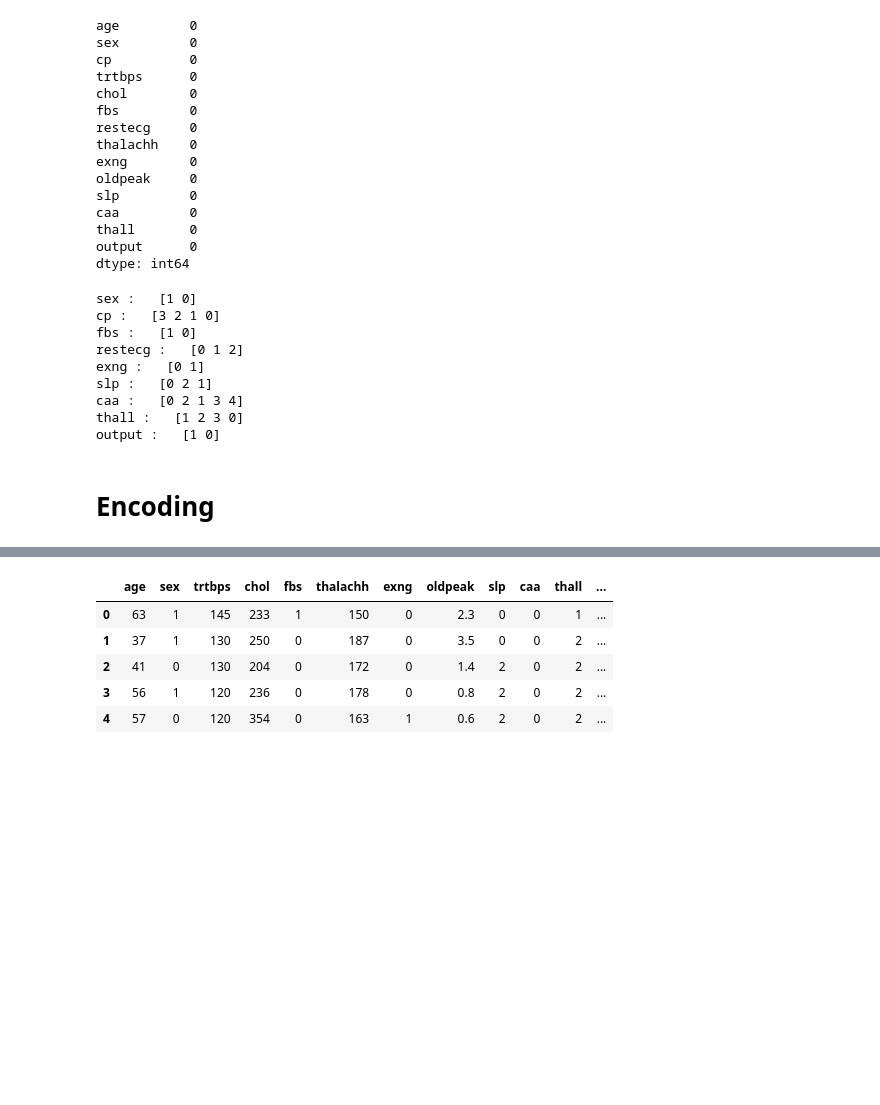
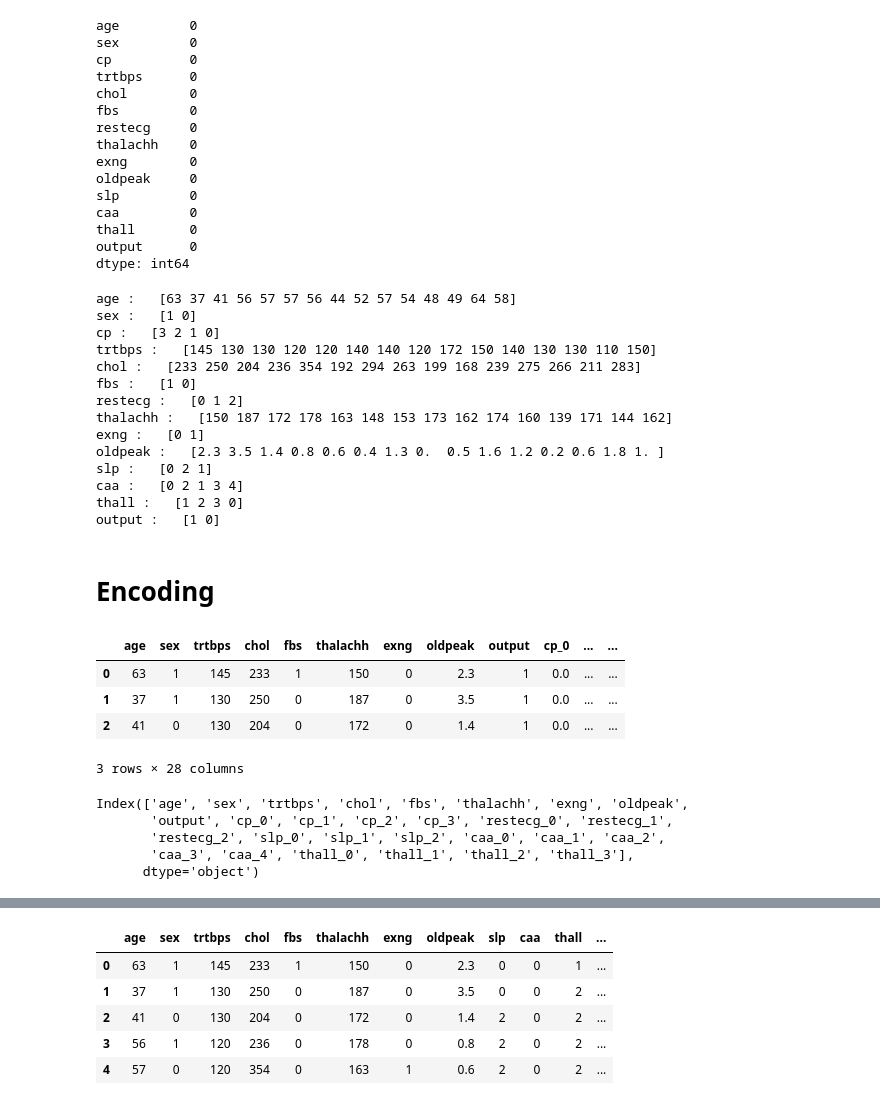
Before and after one commit to balajiabcd/Heart-Attact-Prediction, a Jupyter notebook: notebooks/da_de_ml.ipynb, the cells around one changed output, grey strips where cells are left out. Cells and saved outputs as stored; diff of their text form; code cells hidden in the pictures; blank space fills up the shorter version.

```diff
--- a/notebooks/da_de_ml.ipynb
+++ b/notebooks/da_de_ml.ipynb
@@ -76,15 +76,56 @@ dtype: int64
 for i in data.columns:
     if len(data[i].unique()) < 15:
         print(i,":  ", data[i].unique())
+    else:
+        print(i,":  ", data[i].iloc[0:15].values)
 # %% [output]
+age :   [63 37 41 56 57 57 56 44 52 57 54 48 49 64 58]
 sex :   [1 0]
 cp :   [3 2 1 0]
+trtbps :   [145 130 130 120 120 140 140 120 172 150 140 130 130 110 150]
+chol :   [233 250 204 236 354 192 294 263 199 168 239 275 266 211 283]
 fbs :   [1 0]
 restecg :   [0 1 2]
+thalachh :   [150 187 172 178 163 148 153 173 162 174 160 139 171 144 162]
 exng :   [0 1]
+oldpeak :   [2.3 3.5 1.4 0.8 0.6 0.4 1.3 0.  0.5 1.6 1.2 0.2 0.6 1.8 1. ]
 slp :   [0 2 1]
 caa :   [0 2 1 3 4]
 thall :   [1 2 3 0]
 output :   [1 0]
 # %% [markdown]
 # Encoding
+# %%
+import pandas as pd
+from sklearn.preprocessing import OneHotEncoder
+
+def fit_encode_categorical_columns(df):
+    cols_to_encode = [
+        col for col in df.columns
+        if df[col].nunique() > 2 and df[col].nunique() < 8]
+
+    encoder = OneHotEncoder(sparse=False, drop=None)
+    encoded_array = encoder.fit_transform(df[cols_to_encode])
+    encoded_cols = encoder.get_feature_names_out(cols_to_encode)
+    encoded_df = pd.DataFrame(encoded_array, columns=encoded_cols, index=df.index)
+    df_other = df.drop(columns=cols_to_encode)
+    final_df = pd.concat([df_other, encoded_df], axis=1)
+
+    return final_df, encoder, cols_to_encode
+# %%
+final_df, encoder, cols_to_encode = fit_encode_categorical_columns(data)
+final_df.head(3)
+# %% [output]
+|  | age | sex | trtbps | chol | fbs | thalachh | exng | oldpeak | output | cp_0 | ... | ... |
+| 0 | 63 | 1 | 145 | 233 | 1 | 150 | 0 | 2.3 | 1 | 0.0 | ... | ... |
+| 1 | 37 | 1 | 130 | 250 | 0 | 187 | 0 | 3.5 | 1 | 0.0 | ... | ... |
+| 2 | 41 | 0 | 130 | 204 | 0 | 172 | 0 | 1.4 | 1 | 0.0 | ... | ... |
+3 rows × 28 columns
+# %%
+final_df.columns
+# %% [output]
+Index(['age', 'sex', 'trtbps', 'chol', 'fbs', 'thalachh', 'exng', 'oldpeak',
+       'output', 'cp_0', 'cp_1', 'cp_2', 'cp_3', 'restecg_0', 'restecg_1',
+       'restecg_2', 'slp_0', 'slp_1', 'slp_2', 'caa_0', 'caa_1', 'caa_2',
+       'caa_3', 'caa_4', 'thall_0', 'thall_1', 'thall_2', 'thall_3'],
+      dtype='object')
```
Also changed, not shown: parts of 7 cells of this notebook, 4 other files.
